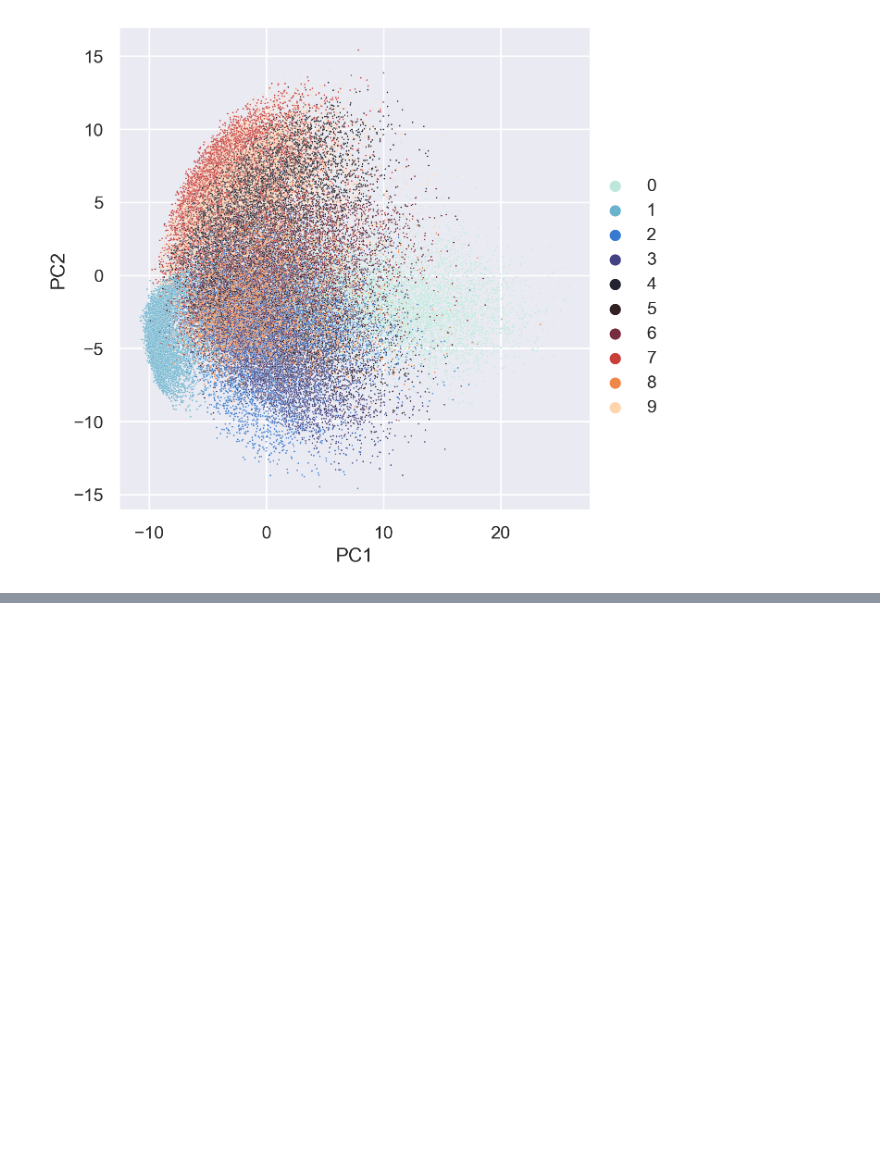
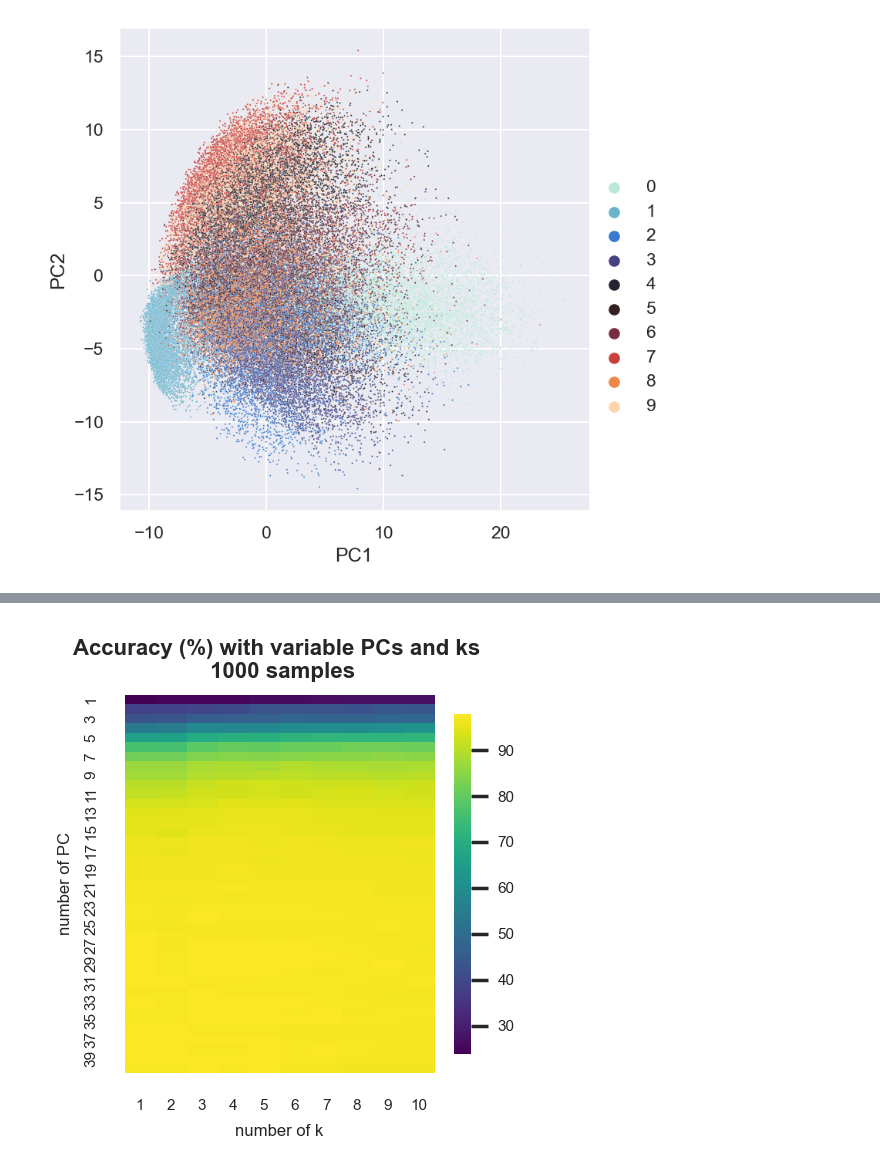
Before and after one commit to datascience-mobi-2022/2022-topic-01-team-02, a Jupyter notebook: code_report_test.ipynb, the cells around one changed output, grey strips where cells are left out. Saved outputs shown, nothing was run; the diff lists cells and outputs as text; code cells hidden in the pictures; blank space fills up the shorter version.

```diff
--- a/code_report_test.ipynb
+++ b/code_report_test.ipynb
@@ -13,6 +13,8 @@ train_array, test_array = dat.load_data()
 cleaned_arr = dat.clean_train_arr()
 z_arr = pca.z_arr(cleaned_arr)
 reduced_arr = pca.arr_only(z_arr, pca.create_sorted_eigenvec(30))
+val_arr = dat.load_val_arr()
+precise_val_arr = dat.load_precise_val_arr()
 # %%
 vis.ten_digits(test_array)
 # %% [output]
@@ -53,0 +48,4 @@ vis.PC_variance()
+# %%
+vis.heatmap_k_PC(val_arr, range(1, 41), range(1, 11))
+# %% [output]
+[figure, added]
```
Also changed, not shown: parts of 8 cells of this notebook, 2 other files.
